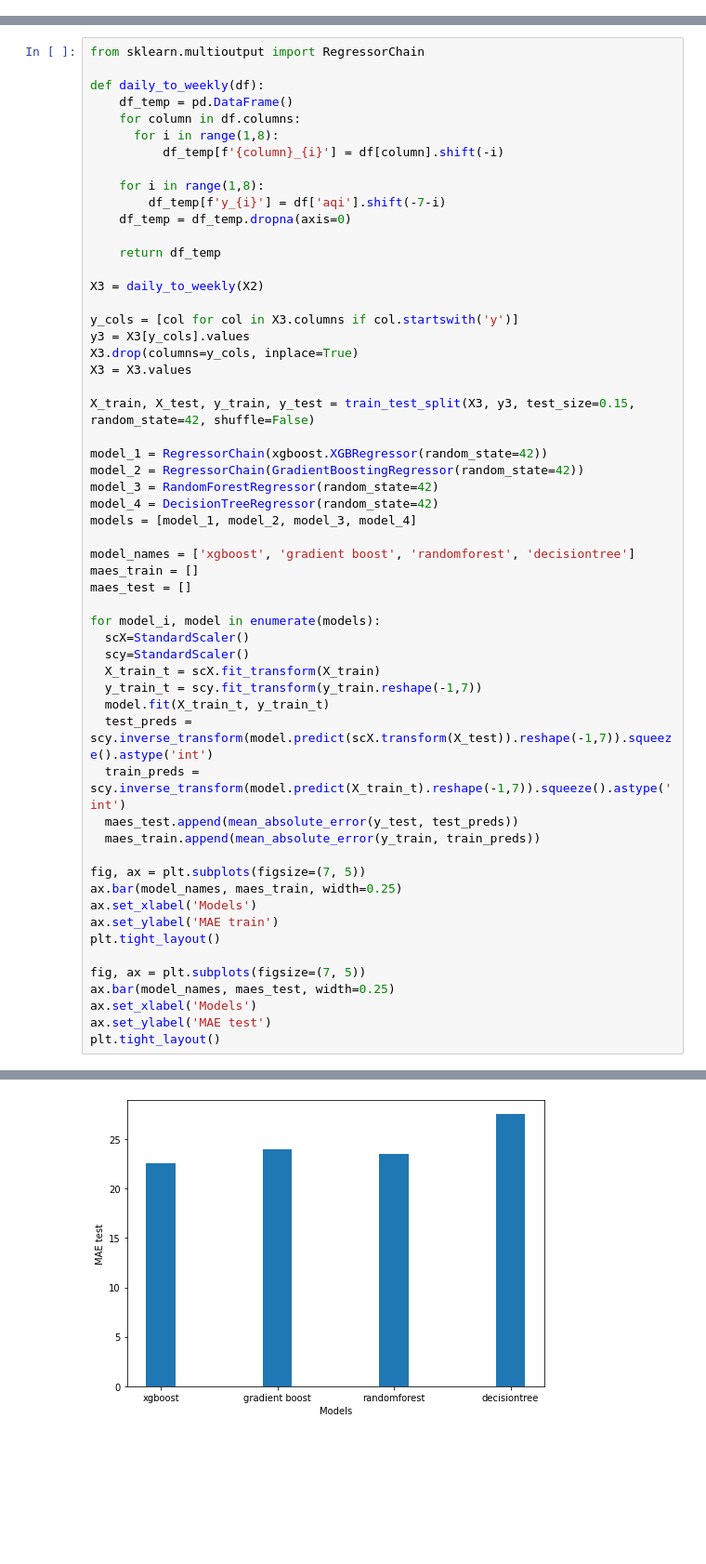
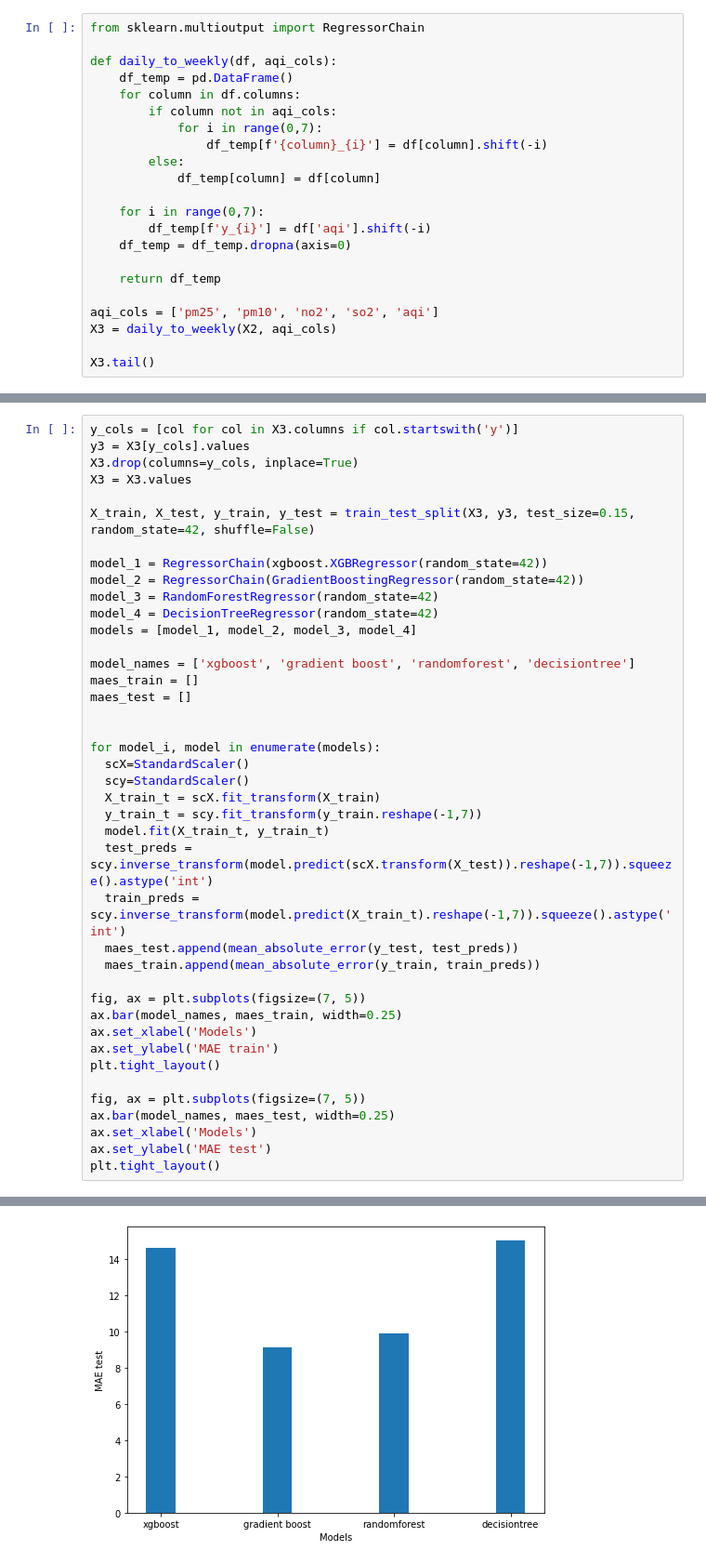
Before and after one commit to linneafr/ScML, a Jupyter notebook: project_air_quality/model_selection_training.ipynb, the cells around one changed output, grey strips where cells are left out. Shown: that part at 93% size. Cells and saved outputs as stored; diff of their text form; blank space fills up the shorter version.

```diff
--- a/project_air_quality/model_selection_training.ipynb
+++ b/project_air_quality/model_selection_training.ipynb
@@ -224,0 +175,22 @@ Index(['pm25', 'pm10', 'no2', 'so2', 'aqi', 'tempmax', 'tempmin', 'dew',
+# %%
+from sklearn.multioutput import RegressorChain
+
+def daily_to_weekly(df, aqi_cols):
+    df_temp = pd.DataFrame()
+    for column in df.columns:
+        if column not in aqi_cols:
+            for i in range(0,7):
+                df_temp[f'{column}_{i}'] = df[column].shift(-i)
+        else:
+            df_temp[column] = df[column]
+
+    for i in range(0,7):
+        df_temp[f'y_{i}'] = df['aqi'].shift(-i)
+    df_temp = df_temp.dropna(axis=0)
+
+    return df_temp
+
+aqi_cols = ['pm25', 'pm10', 'no2', 'so2', 'aqi']
+X3 = daily_to_weekly(X2, aqi_cols)
+
+X3.tail()
@@ -225,20 +207,4 @@ Index(['pm25', 'pm10', 'no2', 'so2', 'aqi', 'tempmax', 'tempmin', 'dew',
 # %%
-from sklearn.multioutput import RegressorChain
-
-def daily_to_weekly(df):
-    df_temp = pd.DataFrame()
-    for column in df.columns:
-      for i in range(1,8):
-          df_temp[f'{column}_{i}'] = df[column].shift(-i)
-
-    for i in range(1,8):
-        df_temp[f'y_{i}'] = df['aqi'].shift(-7-i)
-    df_temp = df_temp.dropna(axis=0)
-
-    return df_temp
-
-X3 = daily_to_weekly(X2)
-
 y_cols = [col for col in X3.columns if col.startswith('y')]
 y3 = X3[y_cols].values
 X3.drop(columns=y_cols, inplace=True)
@@ -255,6 +221,7 @@ models = [model_1, model_2, model_3, model_4]
 model_names = ['xgboost', 'gradient boost', 'randomforest', 'decisiontree']
 maes_train = []
 maes_test = []
+
 
 for model_i, model in enumerate(models):
   scX=StandardScaler()
@@ -293 +258 @@ UserWarning: Use subset (sliced data) of np.ndarray is not recommended because i
-[figure, old version]
+[figure, new version]
```
Also changed, not shown: parts of 27 cells of this notebook, 21 other files.
